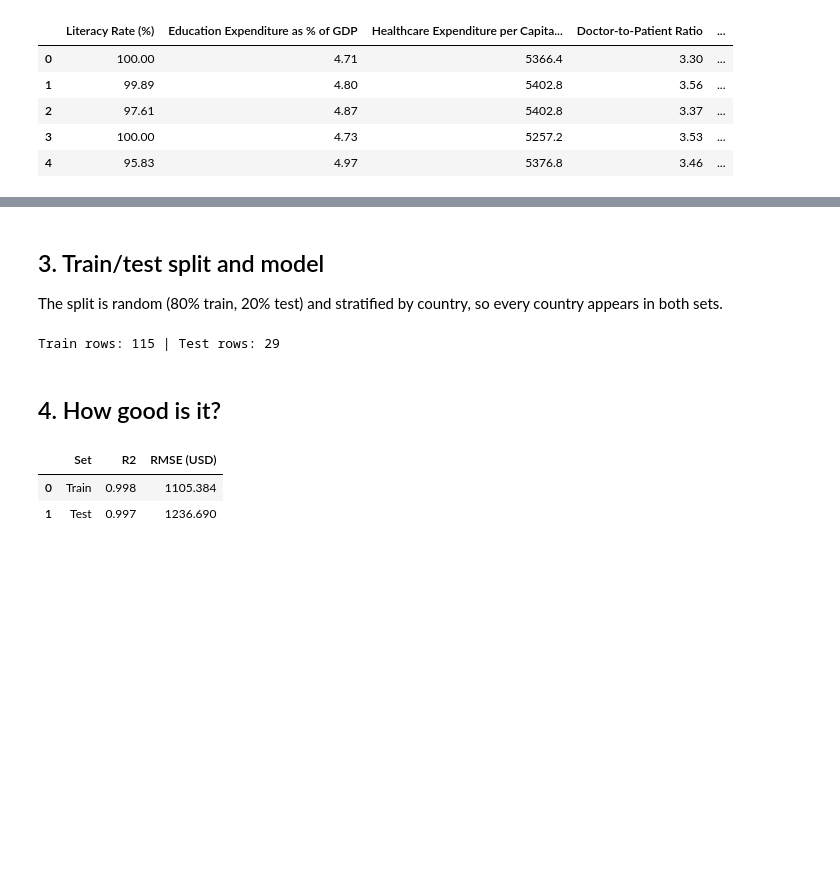
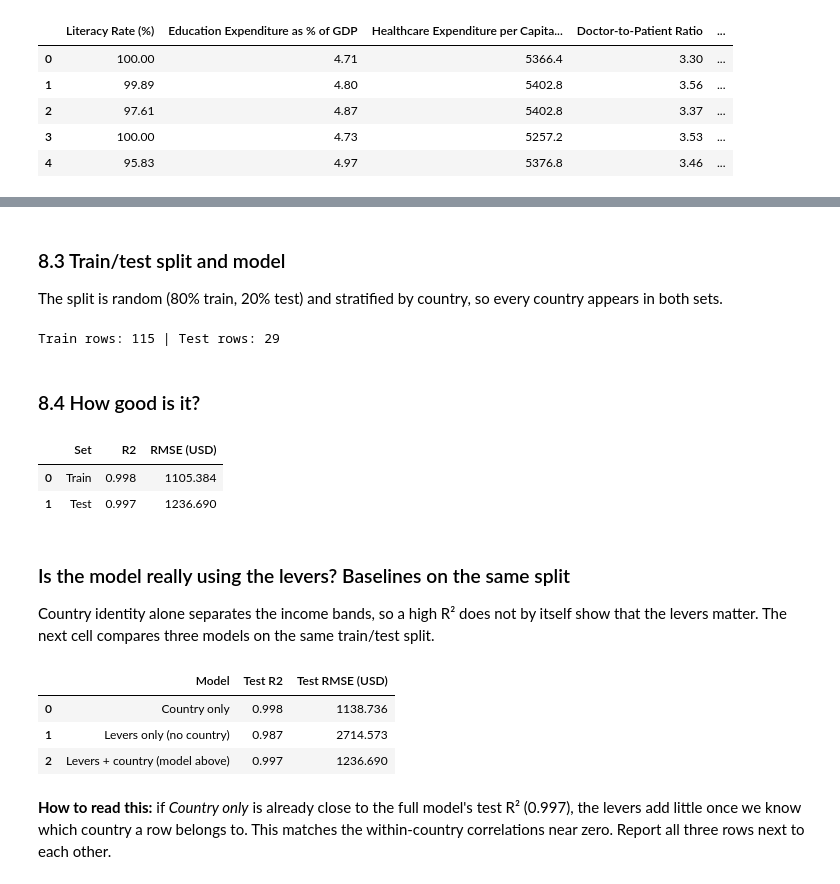
Before and after one commit to aaronawsg/capstone, a Jupyter notebook: Capstone_Economics_Analysis.ipynb, the cells around one changed output, grey strips where cells are left out. Drawn from its saved outputs; the diff is of its cells as text; code cells hidden in the pictures; blank space fills up the shorter version.

```diff
--- a/Capstone_Economics_Analysis.ipynb
+++ b/Capstone_Economics_Analysis.ipynb
@@ -512,7 +586,7 @@ pd.DataFrame(preprocess.transform(X), columns=preprocess.get_feature_names_out()
 | 96 | 0.67 | -0.19 | -0.82 | 1.42 | ... |
 | 120 | 0.67 | 0.66 | 1.91 | 0.00 | ... |
 # %% [markdown]
-## 3. Train/test split and model
+### 8.3 Train/test split and model
 
 The split is random (80% train, 20% test) and stratified by country, so every country appears in both sets.
 # %%
@@ -528,7 +602,7 @@ print(f'Train rows: {len(X_train)} | Test rows: {len(X_test)}')
 # %% [output]
 Train rows: 115 | Test rows: 29
 # %% [markdown]
-## 4. How good is it?
+### 8.4 How good is it?
 # %%
 def report(name, actual, pred):
     return {'Set': name,
@@ -541,3 +615,31 @@ results.round(3)
 |  | Set | R2 | RMSE (USD) |
 | 0 | Train | 0.998 | 1105.384 |
 | 1 | Test | 0.997 | 1236.690 |
+# %% [markdown]
+### Is the model really using the levers? Baselines on the same split
+Country identity alone separates the income bands, so a high R² does not by itself show that the levers matter. The next cell compares three models on the same train/test split.
+# %%
+from sklearn.preprocessing import OneHotEncoder, StandardScaler
+from sklearn.compose import ColumnTransformer
+from sklearn.pipeline import Pipeline
+from sklearn.linear_model import LinearRegression
+
+def fit_score(num, cat, label):
+    prep = ColumnTransformer([('num', StandardScaler(), num), ('cat', OneHotEncoder(drop='first'), cat)])
+    m = Pipeline([('prep', prep), ('lr', LinearRegression())]).fit(X_train, y_train)
+    p = m.predict(X_test)
+    return {'Model': label, 'Test R2': r2_score(y_test, p), 'Test RMSE (USD)': mean_squared_error(y_test, p) ** 0.5}
+
+baselines = pd.DataFrame([
+    fit_score([], ['Country'], 'Country only'),
+    fit_score(NUMERIC, [], 'Levers only (no country)'),
+    fit_score(NUMERIC, ['Country'], 'Levers + country (model above)'),
+])
+baselines.round(3)
+# %% [output]
+|  | Model | Test R2 | Test RMSE (USD) |
+| 0 | Country only | 0.998 | 1138.736 |
+| 1 | Levers only (no country) | 0.987 | 2714.573 |
+| 2 | Levers + country (model above) | 0.997 | 1236.690 |
+# %% [markdown]
+**How to read this:** if *Country only* is already close to the full model's test R² (0.997), the levers add little once we know which country a row belongs to. This matches the within-country correlations near zero. Report all three rows next to each other.
```
Also changed, not shown: parts of 29 cells of this notebook.
